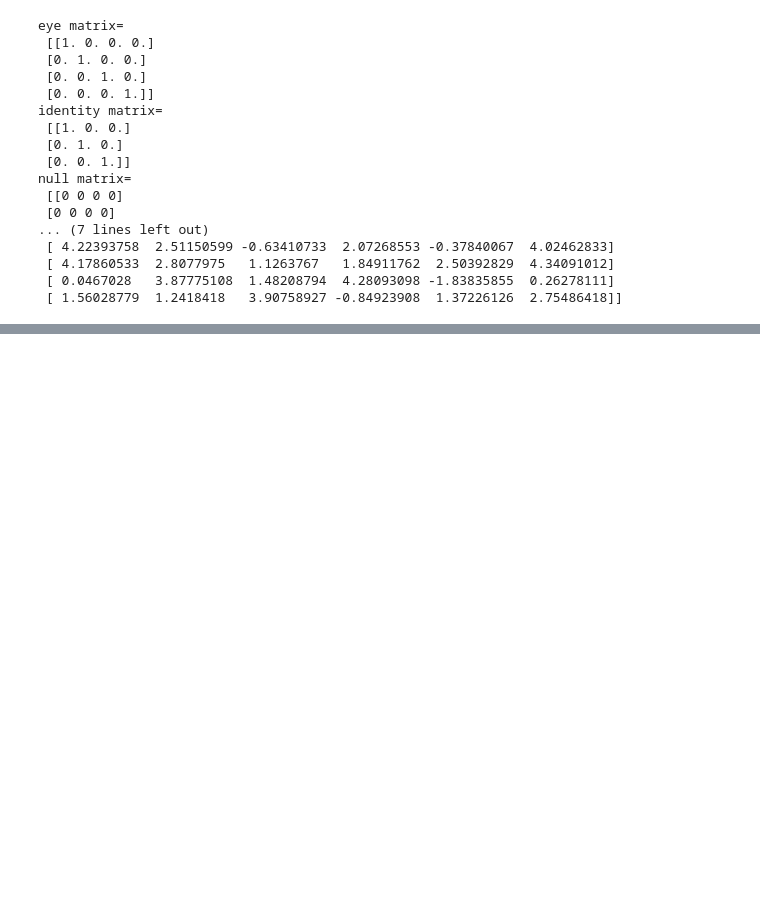
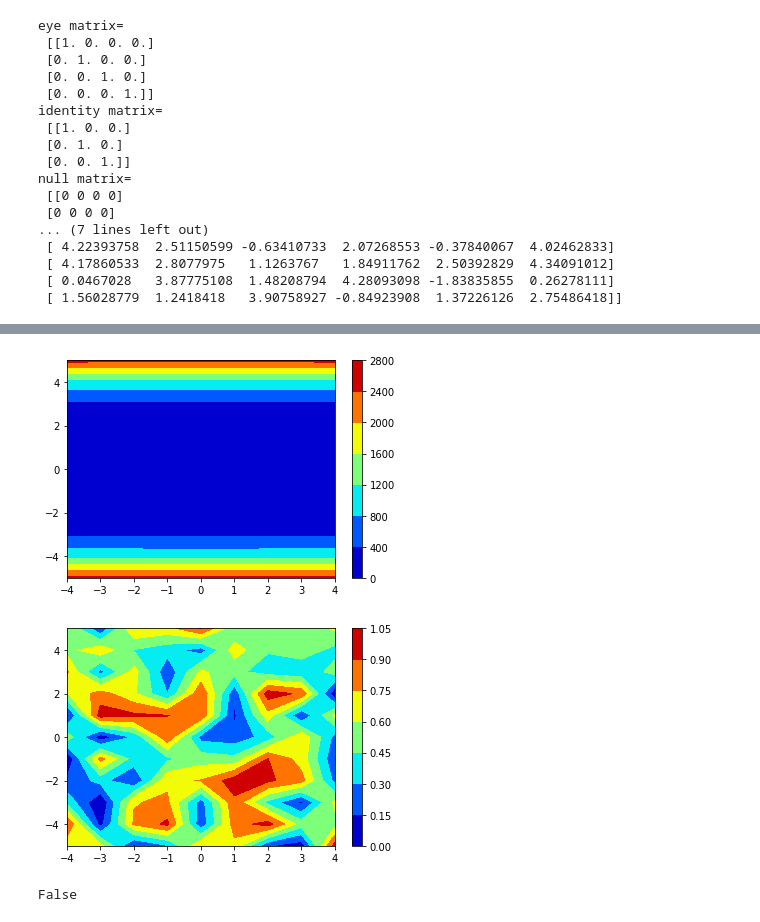
Before and after one commit to Aditigv/AI-ML-Lab, a Jupyter notebook: ML_AI_lab_1.ipynb, the cells around one changed output, grey strips where cells are left out. Drawn from its saved outputs; the diff is of its cells as text; code cells hidden in the pictures; blank space fills up the shorter version.

```diff
--- a/ML_AI_lab_1.ipynb
+++ b/ML_AI_lab_1.ipynb
@@ -65,0 +101,39 @@ null matrix=
+# %%
+import numpy as np
+import matplotlib.pyplot as plt
+
+x=np.linspace(-4,4,9)
+y=np.linspace(-5,5,11)
+
+xx,yy=np.meshgrid(x,y)  # create x, y grid matrix
+
+xx.shape
+yy.shape
+
+ellipse = xx**2 + 4*yy**4 #
+
+plt.contourf(xx,yy,ellipse, cmap='jet') # generate contour line
+    # 'jet': Red for big value; Blue for small value
+plt.colorbar()    # create color bar at the side
+plt.show()
+
+random_data=np.random.random((11,9))
+plt.contourf(xx,yy,random_data, cmap='jet') # generate contour line
+    # jet - color seq:blue-cyan-yello-red
+plt.colorbar()    # create color bar at the side
+plt.show()
+
+
+xx1,yy1=np.meshgrid(x,y, indexing='ij')
+# xx1 is transpose xx; yy1 is transpose yy
+np.all(xx == xx1.T) # xx1.T - transpose matrix
+#True  # if all elem in expression are the same return np.all(yy == yy1.T)
+#True
+
+# e.g.
+np.all([1,2] == [1,3])
+#False
+# %% [output]
+[figure, added]
+[figure, added]
+False
```
Also changed, not shown: parts of 2 cells of this notebook.
